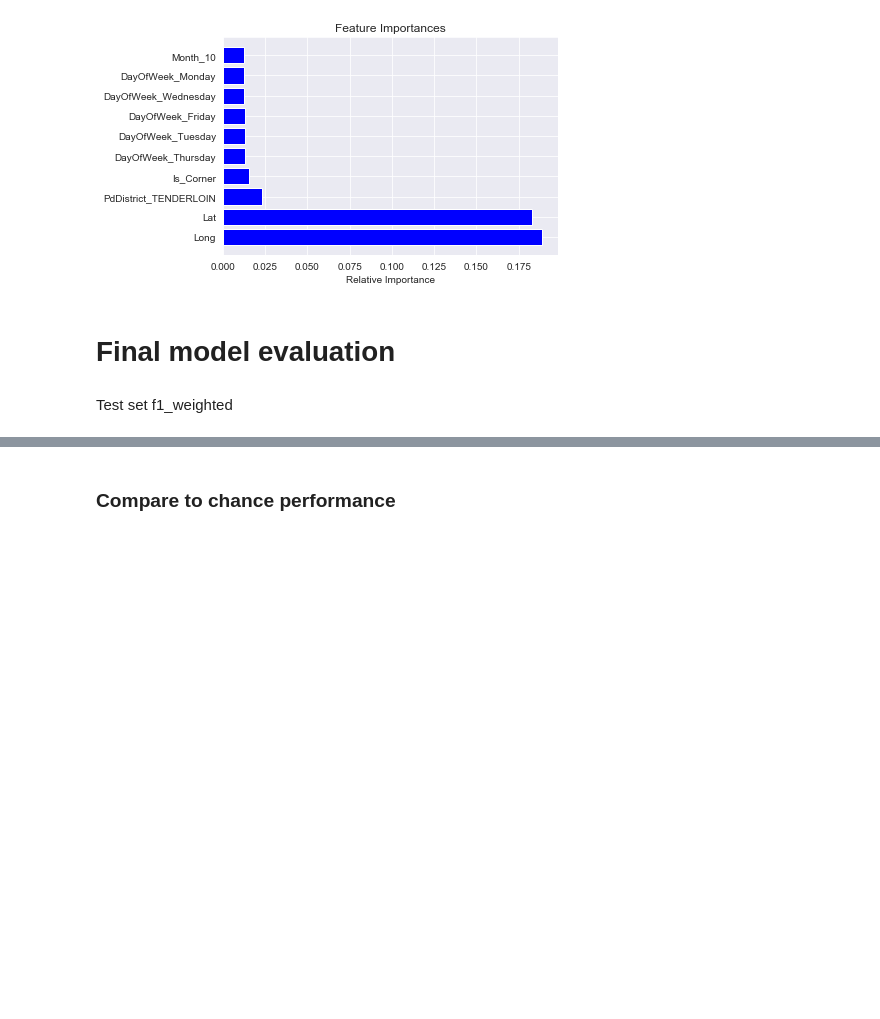
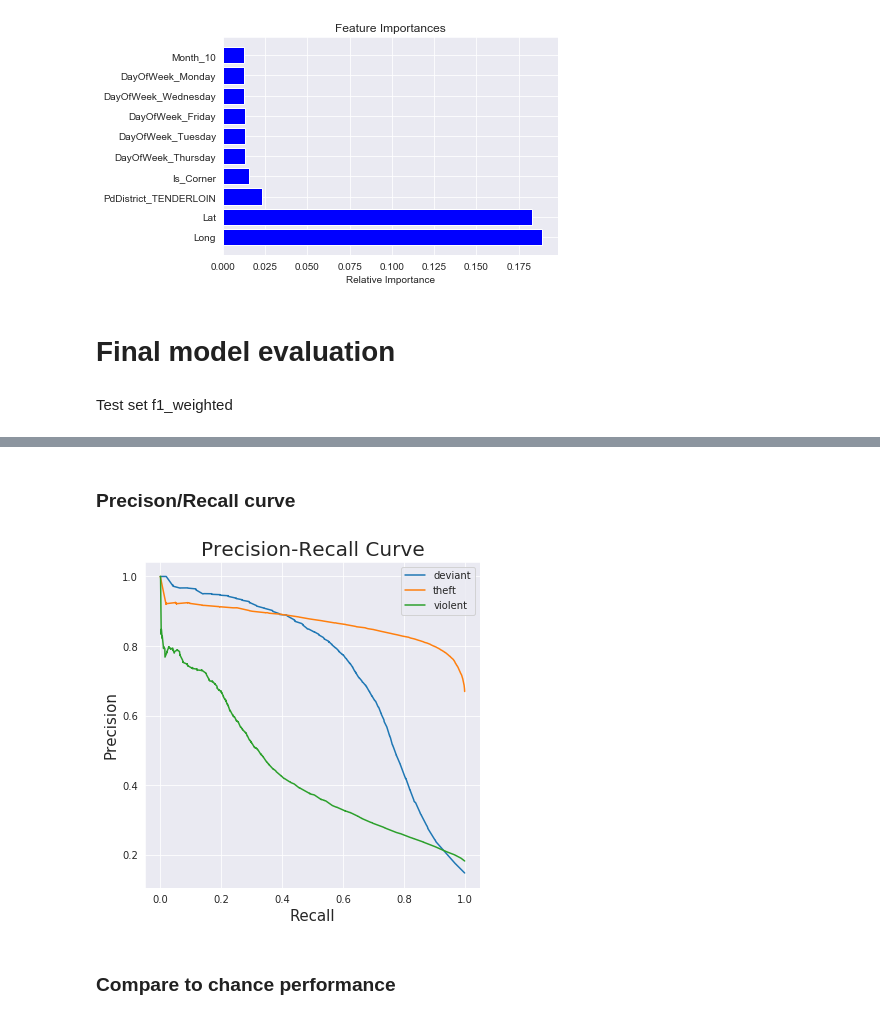
Before and after one commit to yihanw91/sf-crime, a Jupyter notebook: crime.ipynb, the cells around one changed output, grey strips where cells are left out. Drawn from its saved outputs; the diff is of its cells as text; code cells hidden in the pictures; blank space fills up the shorter version.

```diff
--- a/crime.ipynb
+++ b/crime.ipynb
@@ -460,7 +464,8 @@ We noticed that Random Forest performs better using Lat/Long features. In fact,
 # %%
 grid_params = dict(criterion=['entropy','gini'],n_estimators=[53,54,55])
 rf = RandomForestClassifier(n_jobs=-1, )
-gs = GridSearchCV(estimator=rf, param_grid=grid_params, scoring='f1_weighted', cv=5)
+gs = GridSearchCV(estimator=rf, param_grid=grid_params, scoring='f1_weighted',
+                  cv=5)
 gs.fit(X_train, y_train)
 gs.best_params_, gs.best_score_
 # %% [output]
@@ -589,13 +595,13 @@ Confusion matrix
 # %%
-y_predicted = gs.predict(X_test)
-y_pred_probs = gs.predict_proba(X_test)
+y_predicted = model.predict(X_test)
+y_pred_probs = model.predict_proba(X_test)
 # %%
 def normalize(mat):
     """Convert confusion matrix values to percentages (recall)."""
     return mat / mat.sum(axis=1).reshape(-1, 1)
 # %%
 # Y-axis corresponds to actual values, x-axis corresponds to predicted values.
-labels = ['violent', 'theft', 'deviant']
+labels = ['deviant', 'theft', 'violent']
 mat = confusion_matrix(y_test, y_predicted, labels=labels)
 pd.DataFrame(mat, columns=[f'Pred: {label}' for label in labels],
                   index=[f'Actual: {label}' for label in labels])
@@ -615,3 +638,5 @@ print(report)
+# %% [markdown]
+### Precison/Recall curve
 # %%
 # Binarize test labels to allow for precision-recall curve calculations.
 y_binary = {}
@@ -619,21 +644,23 @@ for label in labels:
     y_binary['true_'+label] = np.where(y_test == label, label, 'other')
     y_binary['pred_'+label] = np.where(y_predicted == label, label, 'other')
 # %%
-# Column order of predicted probabilities is reversed. Each p_r_curve item
-# is a list of lists with precision values and recall values, in that order.
+# Each p_r_curve item is a list of lists with precision values and recall
+# values, in that order.
 p_r_curve = {}
-for i, label in enumerate(labels[::-1]):
+for i, label in enumerate(labels):
     p_r_curve[label] = precision_recall_curve(y_binary['true_'+label],
                                               y_pred_probs[:, i],
                                               pos_label=label)[:-1]
 # %%
 fig, ax = plt.subplots(figsize=(6, 6))
 for key, val in p_r_curve.items():
     ax.plot(val[1], val[0], label=key)
 plt.legend()
 plt.xlabel('Recall', size=15)
 plt.ylabel('Precision', size=15)
-plt.title('Precision-Recall Curve', size=23)
+plt.title('Precision-Recall Curve', size=20)
 plt.show()
+# %% [output]
+[figure, added]
 # %% [markdown]
 ### Compare to chance performance
```
Also changed, not shown: parts of 28 cells of this notebook, 1 other file.
